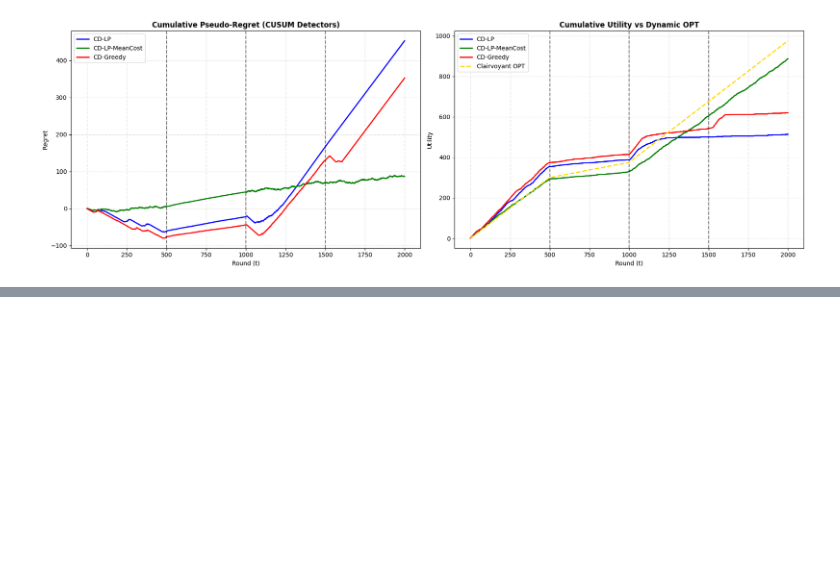
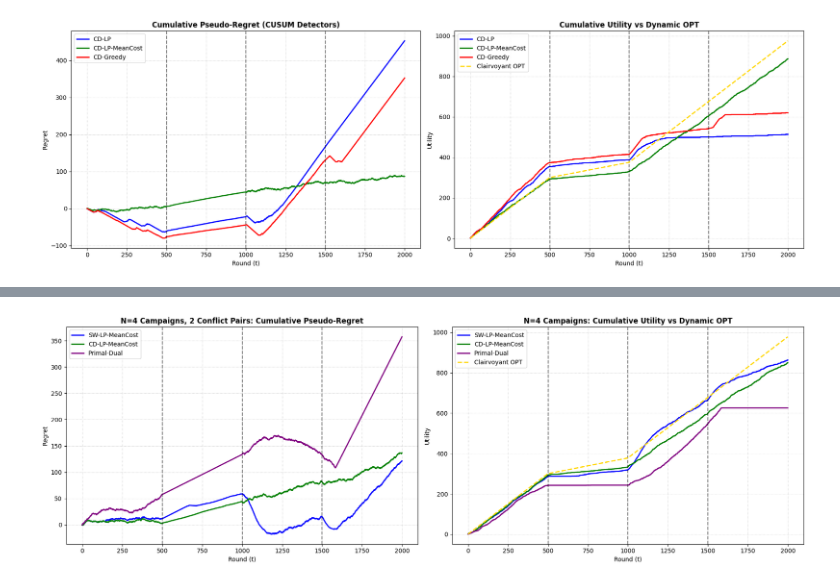
Before and after one commit to AntoineGaborieau/OLA_project, a Jupyter notebook: notebooks/Requirement4.ipynb, the cells around one changed output, grey strips where cells are left out. Cells and saved outputs as stored; diff of their text form; code cells hidden in the pictures; blank space fills up the shorter version.

```diff
--- a/notebooks/Requirement4.ipynb
+++ b/notebooks/Requirement4.ipynb
@@ -1084,0 +1487,96 @@ Resets Triggered: 8 | Final Regret: 352.43 | Final Utility: 619.80 | Bankrupt: F
+# %%
+import numpy as np
+import matplotlib.pyplot as plt
+from src.req3_learners import PrimalDualMultiCampaignAgent
+
+np.random.seed(42)
+
+VALUES    = [1.5, 1.2, 1.0, 0.8]
+BID_SPACE = [0.0, 0.5, 1.0, 1.5]
+T = 2000
+B = 0.3 * T
+# Two independent conflict pairs: (0,1) compete, (2,3) compete, no cross-pair conflict
+CONFLICT = [
+    [False, True,  False, False],
+    [True,  False, False, False],
+    [False, False, False, True ],
+    [False, False, True,  False],
+]
+BREAKPOINTS = [0, 500, 1000, 1500]
+W = 200
+DELTA, LAMBDA_TH = 0.1, 1.5
+
+configs = [
+    {"means": [0.4, 0.3, 0.5, 0.35], "stds": [0.10, 0.10, 0.10, 0.10]},
+    {"means": [1.1, 1.0, 0.9, 0.70], "stds": [0.20, 0.20, 0.15, 0.15]},
+    {"means": [0.3, 1.2, 0.4, 0.90], "stds": [0.10, 0.20, 0.10, 0.15]},
+    {"means": [0.2, 0.1, 0.3, 0.15], "stds": [0.05, 0.05, 0.05, 0.05]},
+]
+
+print("Pre-computing dynamic baselines (N=4 campaigns)...")
+env_baseline = SlightlyNonStationaryMultiCampaignEnvironment(
+    VALUES, B, T, CONFLICT, BREAKPOINTS, dist_type='gaussian', interval_configs=configs
+)
+opt_nets = []
+for k in range(env_baseline.n_intervals):
+    cdfs_k = [lambda b, camp_i=i, interval=k: env_baseline.win_prob(interval, camp_i, b) for i in range(env_baseline.N)]
+    _, _, opt_net = compute_clairvoyant(VALUES, BID_SPACE, B, T, CONFLICT, cdfs_k)
+    opt_nets.append(opt_net)
+    print(f"Interval {k} (t={env_baseline.starts[k]}-{env_baseline.ends[k]}): OPT = {opt_net:.4f}/round")
+
+agents = {
+    "SW-LP-MeanCost": SW_LP_MeanCost_Agent(VALUES, BID_SPACE, B, T, CONFLICT, W),
+    "CD-LP-MeanCost": CD_LP_MeanCost_Agent(VALUES, BID_SPACE, B, T, CONFLICT, delta=DELTA, lambda_th=LAMBDA_TH),
+    "Primal-Dual":    PrimalDualMultiCampaignAgent(VALUES, BID_SPACE, B, T, CONFLICT),
+}
+FULL_FEEDBACK_AGENTS = (PrimalDualMultiCampaignAgent,)
+results = {}
+
+for name, agent in agents.items():
+    print(f"\nExecuting {name}...")
+    env = SlightlyNonStationaryMultiCampaignEnvironment(
+        VALUES, B, T, CONFLICT, BREAKPOINTS, dist_type='gaussian', interval_configs=configs, seed=101
+    )
+    np.random.seed(42)
+
+    regrets, utilities = np.zeros(T), np.zeros(T)
+    for t in range(T):
+        bids = agent.pull_arm()
+        won, rew, cost, info = env.resolve_auction(bids)
+        if isinstance(agent, FULL_FEEDBACK_AGENTS):
+            agent.update(won, rew, cost, info["m_t"])
+        else:
+            agent.update(won, rew, cost)
+        regrets[t] = opt_nets[info["interval"]] - info["expected_net"]
+        utilities[t] = np.sum(rew)
+
+    results[name] = {"cum_regret": np.cumsum(regrets), "cum_utility": np.cumsum(utilities), "bankrupt": env.bankrupt}
+    print(f"Final Regret: {results[name]['cum_regret'][-1]:.2f} | "
+          f"Final Utility: {results[name]['cum_utility'][-1]:.2f} | Bankrupt: {results[name]['bankrupt']}")
+
+fig, axes = plt.subplots(1, 2, figsize=(18, 6))
+colors = {'SW-LP-MeanCost': 'blue', 'CD-LP-MeanCost': 'green', 'Primal-Dual': 'purple'}
+
+for name, data in results.items():
+    axes[0].plot(data['cum_regret'], label=name, color=colors[name], lw=2)
+for bp in BREAKPOINTS[1:]:
+    axes[0].axvline(bp, color='black', linestyle='--', alpha=0.5)
+axes[0].set_title('N=4 Campaigns, 2 Conflict Pairs: Cumulative Pseudo-Regret', fontweight='bold')
+axes[0].set_xlabel('Round (t)'); axes[0].set_ylabel('Regret')
+axes[0].legend(); axes[0].grid(True, linestyle=':', alpha=0.7)
+
+for name, data in results.items():
+    axes[1].plot(data['cum_utility'], label=name, color=colors[name], lw=2)
+for bp in BREAKPOINTS[1:]:
+    axes[1].axvline(bp, color='black', linestyle='--', alpha=0.5)
+opt_util = np.zeros(T)
+for k in range(env_baseline.n_intervals):
+    opt_util[env_baseline.starts[k]:env_baseline.ends[k]] = opt_nets[k]
+axes[1].plot(np.cumsum(opt_util), label='Clairvoyant OPT', color='gold', linestyle='--', lw=2)
+axes[1].set_title('N=4 Campaigns: Cumulative Utility vs Dynamic OPT', fontweight='bold')
+axes[1].set_xlabel('Round (t)'); axes[1].set_ylabel('Utility')
+axes[1].legend(); axes[1].grid(True, linestyle=':', alpha=0.7)
+
+plt.tight_layout()
+plt.show()
+# %% [output]
@@ -1084,0 +1597 @@ Resets Triggered: 8 | Final Regret: 352.43 | Final Utility: 619.80 | Bankrupt: F
+[figure, added]
```
Also changed, not shown: parts of 10 cells of this notebook.
